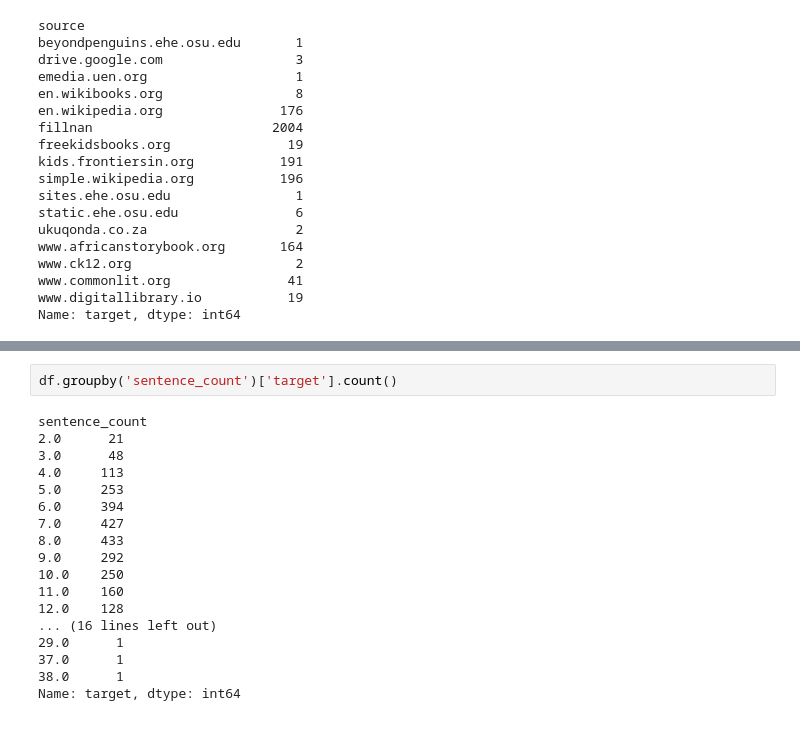
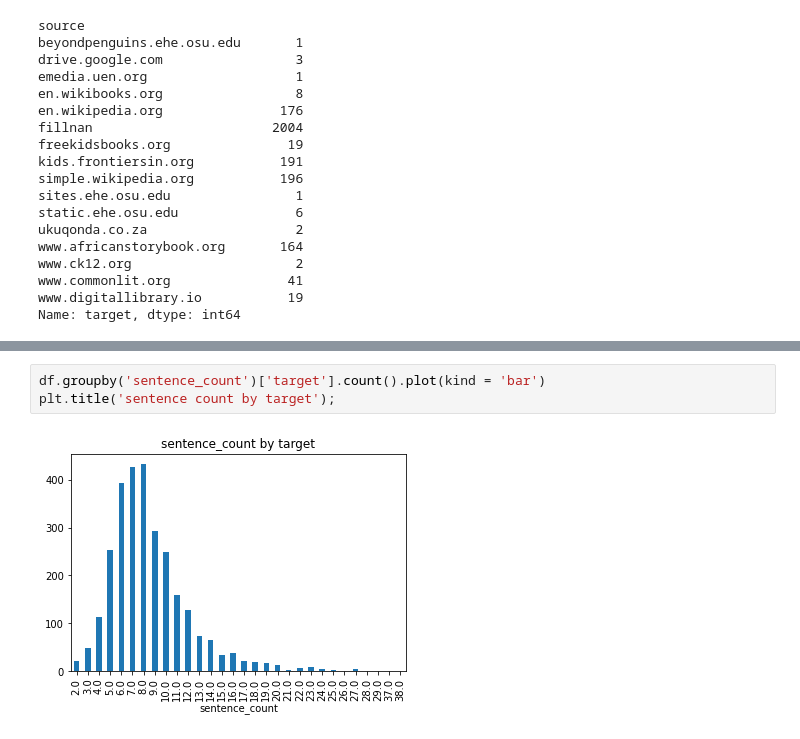
Before and after one commit to beifa/CommonLit, a Jupyter notebook: Description&eda.ipynb, the cells around one changed output, grey strips where cells are left out. Drawn from its saved outputs; the diff is of its cells as text.

```diff
--- a/Description&eda.ipynb
+++ b/Description&eda.ipynb
@@ -393,20 +343,5 @@ Name: target, dtype: float64
 # %%
-df.groupby('sentence_count')['target'].count()
+df.groupby('sentence_count')['target'].count().plot(kind = 'bar')
+plt.title('sentence count by target');
 # %% [output]
-sentence_count
-2.0      21
-3.0      48
-4.0     113
-5.0     253
-6.0     394
-7.0     427
-8.0     433
-9.0     292
-10.0    250
-11.0    160
-12.0    128
-... (16 lines left out)
-29.0      1
-37.0      1
-38.0      1
-Name: target, dtype: int64
+[figure, added]
```
Also changed, not shown: parts of 25 cells of this notebook.
